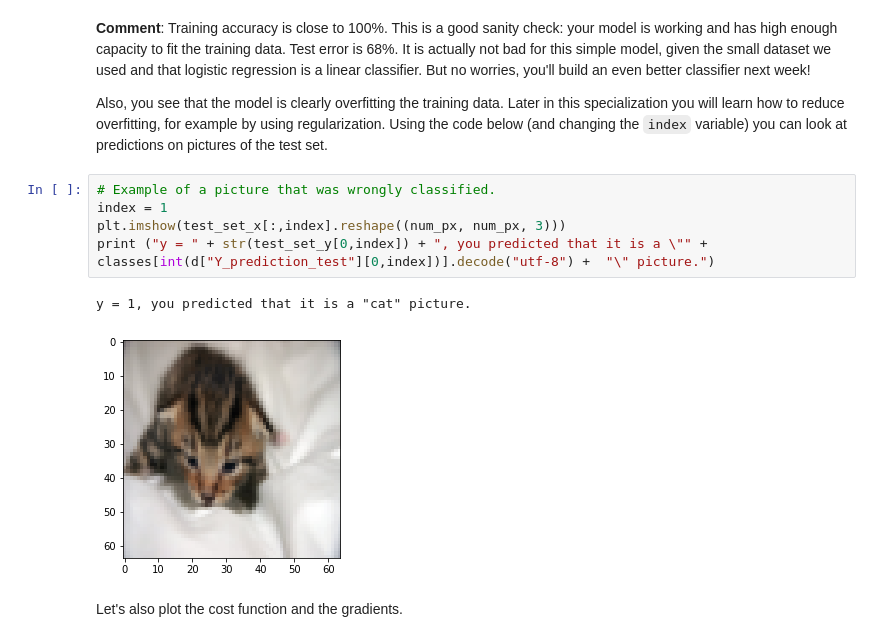
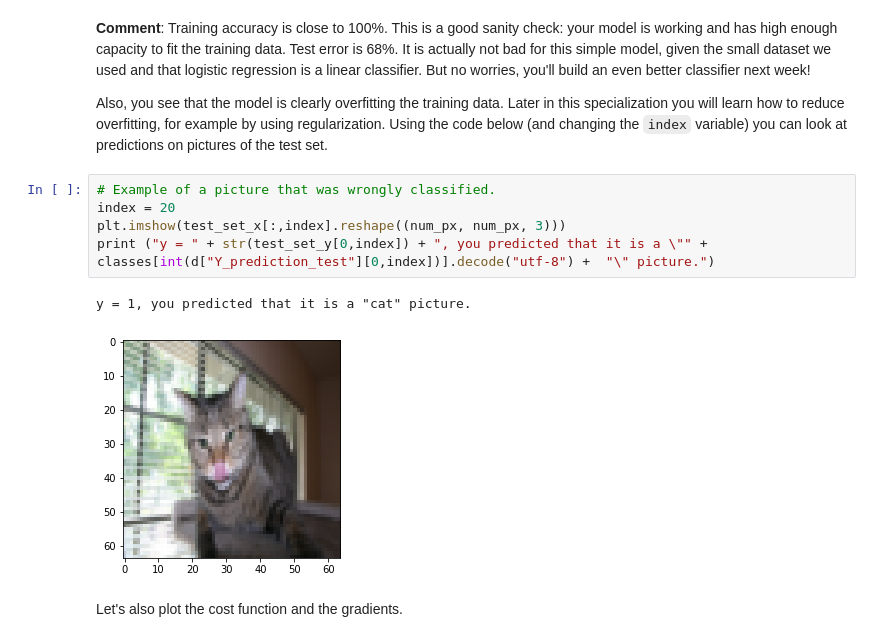
Before and after one commit to AllenW1116/AndrewNg_deeplearning-series_homework, a Jupyter notebook: 1 神经网络与深度学习/Week2 神经网络基础/assignment2/assignment2_2.ipynb, the cells around one changed output. Cells and saved outputs as stored; diff of their text form.

```diff
--- a/1 神经网络与深度学习/Week2 神经网络基础/assignment2/assignment2_2.ipynb
+++ b/1 神经网络与深度学习/Week2 神经网络基础/assignment2/assignment2_2.ipynb
@@ -726,12 +731,12 @@ test accuracy: 70.0 %
 Also, you see that the model is clearly overfitting the training data. Later in this specialization you will learn how to reduce overfitting, for example by using regularization. Using the code below (and changing the `index` variable) you can look at predictions on pictures of the test set.
 # %%
 # Example of a picture that was wrongly classified.
-index = 1
+index = 20
 plt.imshow(test_set_x[:,index].reshape((num_px, num_px, 3)))
 print ("y = " + str(test_set_y[0,index]) + ", you predicted that it is a \"" + classes[int(d["Y_prediction_test"][0,index])].decode("utf-8") +  "\" picture.")
 # %% [output]
 y = 1, you predicted that it is a "cat" picture.
-[figure, old version]
+[figure, new version]
 # %% [markdown]
 Let's also plot the cost function and the gradients.
 # %%
```
Also changed, not shown: parts of 11 cells of this notebook.
